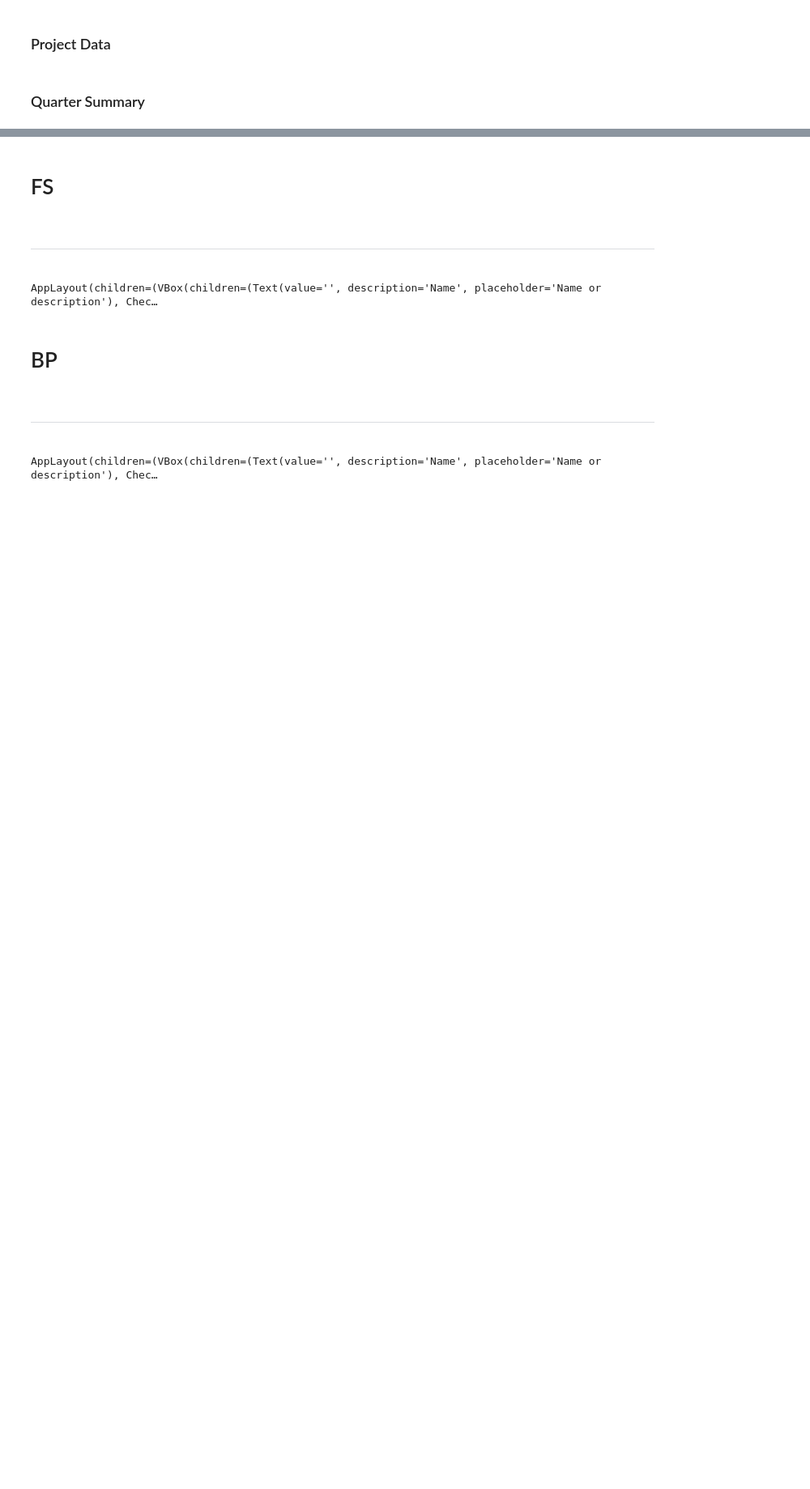
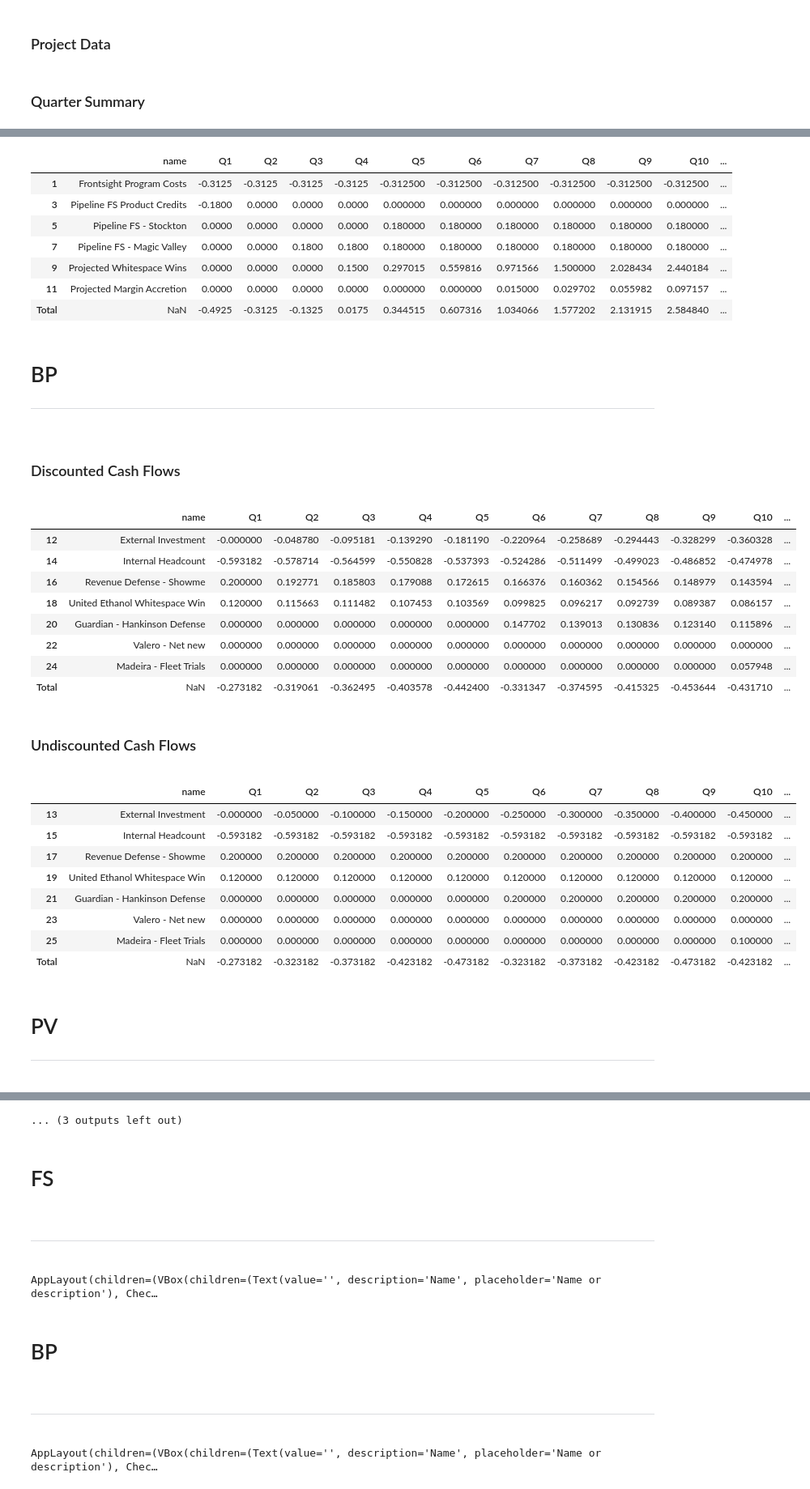
Before and after one commit to ldnelso2/portfolio, a Jupyter notebook: nz_portfolio_dashboard.ipynb, the cells around one changed output, grey strips where cells are left out. Shown at 81% size. Saved outputs shown, nothing was run; the diff lists cells and outputs as text; code cells hidden in the pictures; blank space fills up the shorter version.

Commit message:
finish tables

```diff
--- a/nz_portfolio_dashboard.ipynb
+++ b/nz_portfolio_dashboard.ipynb
@@ -497,10 +439,10 @@ class PortfolioSheetRow(SmartsheetRow):
 SHEET_ROW_START = 20
 SHEET_ROW_END = 70
 
-
 def sheet_row_to_cf(row):
     return CashFlow(
         delay_qtrs = row.delay_qtrs,
+        discounted = True,
         discount_rate = row.discount_rate,
         max_amt = row.max_amt,
         scale_up_qtrs = row.scale_up_qtrs,
@@ -509,6 +451,7 @@ def sheet_row_to_cf(row):
         is_cost = row.is_cost
     )
 
+# iterate through smartsheet and build project map
 project_map = defaultdict(list)
 for index, sheet_row in enumerate(sheet.rows):
     if index < SHEET_ROW_START or index > SHEET_ROW_END:
@@ -522,8 +465,13 @@ for index, sheet_row in enumerate(sheet.rows):
 rows = []
 for project_id, cash_flows in project_map.items():
     for cash_flow in cash_flows:
-        rows.append([project_id] + cash_flow.qtr)
+        # Discounted
+        assert cash_flow.discounted
+        rows.append([project_id, True, cash_flow.name] + cash_flow.qtr)
+        # Undiscounted
+        cash_flow.discounted = False
+        rows.append([project_id, False, cash_flow.name] + cash_flow.qtr)
 
-df = pd.DataFrame(data=rows, columns=['project'] + quarter_labels)
-df.groupby('project').sum()
+df = pd.DataFrame(data=rows, columns=['project', 'discounted', 'name'] + quarter_labels)
+df.groupby(['project', 'discounted']).sum(numeric_only=True).sum(numeric_only=True, axis=1)
 # %% [output]
@@ -545,0 +486,14 @@ dtype: float64
+# %%
+def display_dataframe(df, title):
+    display(HTML(f'<div><h3>{title}</h3></div>'))
+    df.loc["Total"] = df.sum(numeric_only=True)
+    cleaned = df.drop(['project', 'discounted'], axis=1)
+    display(cleaned)
+
+
+for project_id in df['project'].unique():
+    display(HTML(f'<div><h1>{project_id}</h1><hr /></div>'))
+    ndf = df[df['project'] == project_id]
+    display_dataframe(ndf[ndf['discounted']].copy(), "Discounted Cash Flows")
+    display_dataframe(ndf[ndf['discounted'] == False].copy(), "Undiscounted Cash Flows")
+# %% [output]
@@ -545,0 +511,30 @@ dtype: float64
+|  | name | Q1 | Q2 | Q3 | Q4 | Q5 | Q6 | Q7 | Q8 | Q9 | Q10 | ... |
+| 1 | Frontsight Program Costs | -0.3125 | -0.3125 | -0.3125 | -0.3125 | -0.312500 | -0.312500 | -0.312500 | -0.312500 | -0.312500 | -0.312500 | ... |
+| 3 | Pipeline FS Product Credits | -0.1800 | 0.0000 | 0.0000 | 0.0000 | 0.000000 | 0.000000 | 0.000000 | 0.000000 | 0.000000 | 0.000000 | ... |
+| 5 | Pipeline FS - Stockton | 0.0000 | 0.0000 | 0.0000 | 0.0000 | 0.180000 | 0.180000 | 0.180000 | 0.180000 | 0.180000 | 0.180000 | ... |
+| 7 | Pipeline FS - Magic Valley | 0.0000 | 0.0000 | 0.1800 | 0.1800 | 0.180000 | 0.180000 | 0.180000 | 0.180000 | 0.180000 | 0.180000 | ... |
+| 9 | Projected Whitespace Wins | 0.0000 | 0.0000 | 0.0000 | 0.1500 | 0.297015 | 0.559816 | 0.971566 | 1.500000 | 2.028434 | 2.440184 | ... |
+| 11 | Projected Margin Accretion | 0.0000 | 0.0000 | 0.0000 | 0.0000 | 0.000000 | 0.000000 | 0.015000 | 0.029702 | 0.055982 | 0.097157 | ... |
+| Total | NaN | -0.4925 | -0.3125 | -0.1325 | 0.0175 | 0.344515 | 0.607316 | 1.034066 | 1.577202 | 2.131915 | 2.584840 | ... |
+BP
+Discounted Cash Flows
+|  | name | Q1 | Q2 | Q3 | Q4 | Q5 | Q6 | Q7 | Q8 | Q9 | Q10 | ... |
+| 12 | External Investment | -0.000000 | -0.048780 | -0.095181 | -0.139290 | -0.181190 | -0.220964 | -0.258689 | -0.294443 | -0.328299 | -0.360328 | ... |
+| 14 | Internal Headcount | -0.593182 | -0.578714 | -0.564599 | -0.550828 | -0.537393 | -0.524286 | -0.511499 | -0.499023 | -0.486852 | -0.474978 | ... |
+| 16 | Revenue Defense - Showme | 0.200000 | 0.192771 | 0.185803 | 0.179088 | 0.172615 | 0.166376 | 0.160362 | 0.154566 | 0.148979 | 0.143594 | ... |
+| 18 | United Ethanol Whitespace Win | 0.120000 | 0.115663 | 0.111482 | 0.107453 | 0.103569 | 0.099825 | 0.096217 | 0.092739 | 0.089387 | 0.086157 | ... |
+| 20 | Guardian - Hankinson Defense | 0.000000 | 0.000000 | 0.000000 | 0.000000 | 0.000000 | 0.147702 | 0.139013 | 0.130836 | 0.123140 | 0.115896 | ... |
+| 22 | Valero - Net new | 0.000000 | 0.000000 | 0.000000 | 0.000000 | 0.000000 | 0.000000 | 0.000000 | 0.000000 | 0.000000 | 0.000000 | ... |
+| 24 | Madeira - Fleet Trials | 0.000000 | 0.000000 | 0.000000 | 0.000000 | 0.000000 | 0.000000 | 0.000000 | 0.000000 | 0.000000 | 0.057948 | ... |
+| Total | NaN | -0.273182 | -0.319061 | -0.362495 | -0.403578 | -0.442400 | -0.331347 | -0.374595 | -0.415325 | -0.453644 | -0.431710 | ... |
+Undiscounted Cash Flows
+|  | name | Q1 | Q2 | Q3 | Q4 | Q5 | Q6 | Q7 | Q8 | Q9 | Q10 | ... |
+| 13 | External Investment | -0.000000 | -0.050000 | -0.100000 | -0.150000 | -0.200000 | -0.250000 | -0.300000 | -0.350000 | -0.400000 | -0.450000 | ... |
+| 15 | Internal Headcount | -0.593182 | -0.593182 | -0.593182 | -0.593182 | -0.593182 | -0.593182 | -0.593182 | -0.593182 | -0.593182 | -0.593182 | ... |
+| 17 | Revenue Defense - Showme | 0.200000 | 0.200000 | 0.200000 | 0.200000 | 0.200000 | 0.200000 | 0.200000 | 0.200000 | 0.200000 | 0.200000 | ... |
+| 19 | United Ethanol Whitespace Win | 0.120000 | 0.120000 | 0.120000 | 0.120000 | 0.120000 | 0.120000 | 0.120000 | 0.120000 | 0.120000 | 0.120000 | ... |
+| 21 | Guardian - Hankinson Defense | 0.000000 | 0.000000 | 0.000000 | 0.000000 | 0.000000 | 0.200000 | 0.200000 | 0.200000 | 0.200000 | 0.200000 | ... |
+| 23 | Valero - Net new | 0.000000 | 0.000000 | 0.000000 | 0.000000 | 0.000000 | 0.000000 | 0.000000 | 0.000000 | 0.000000 | 0.000000 | ... |
+| 25 | Madeira - Fleet Trials | 0.000000 | 0.000000 | 0.000000 | 0.000000 | 0.000000 | 0.000000 | 0.000000 | 0.000000 | 0.000000 | 0.100000 | ... |
+| Total | NaN | -0.273182 | -0.323182 | -0.373182 | -0.423182 | -0.473182 | -0.323182 | -0.373182 | -0.423182 | -0.473182 | -0.423182 | ... |
+PV
@@ -546,3 +542,4 @@ dtype: float64
+... (3 outputs left out)
 # %%
 # Build UI from project_map
 projects = []
```
Also changed, not shown: parts of 17 cells of this notebook.
